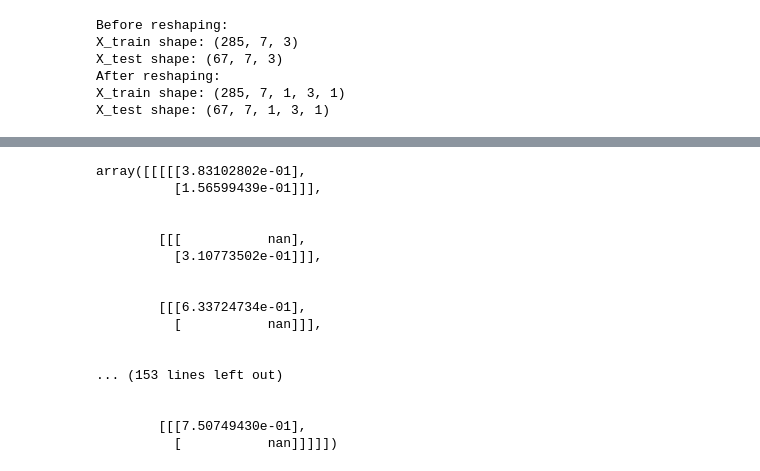
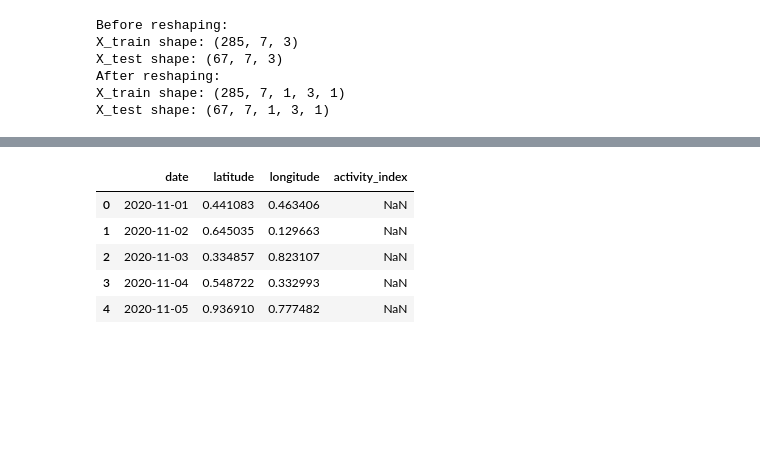
Before and after one commit to janakparajuli/Spatio_Temporal_Analysis, a Jupyter notebook: Spatio_Temporal_Analysis.ipynb, the cells around one changed output, grey strips where cells are left out. Cells and saved outputs as stored; diff of their text form; code cells hidden in the pictures; blank space fills up the shorter version.

```diff
--- a/Spatio_Temporal_Analysis.ipynb
+++ b/Spatio_Temporal_Analysis.ipynb
@@ -241,38 +233,29 @@ gdf.to_file('test_predicted_values.shp')
 # Generate random data for prediction
 random_data = pd.DataFrame({
     'date': pd.date_range(start='2020-11-01', end='2020-12-31'),
-    'latitude': np.random.uniform(low=data['Lat'].min(), high=(data['Lat'].max()), size=(61,)),
-    'longitude': np.random.uniform(low=(data['Lon'].min()), high=(data['Lon'].max()), size=(61,))
+#    'latitude': np.random.uniform(low=data['Lat'].min(), high=(data['Lat'].max()), size=(61,)),
+#    'longitude': np.random.uniform(low=(data['Lon'].min()), high=(data['Lon'].max()), size=(61,))
+    'latitude': np.random.uniform(low=51, high=52, size=(61,)),
+    'longitude': np.random.uniform(low=7, high=8, size=(61,))
 })
 n_features = 2
 # Normalize the random data
-random_data['latitude'] = (random_data['latitude'] - data['Lat'].min()) / (data['Lat'].max() - data['Lat'].min())
-random_data['longitude'] = (random_data['longitude'] - data['Lon'].min()) / (data['Lon'].max() - data['Lon'].min())
+random_data['latitude'] = (random_data['latitude'] - random_data['latitude'].min()) / (random_data['latitude'].max() - random_data['latitude'].min())
+random_data['longitude'] = (random_data['longitude'] - random_data['longitude'].min()) / (random_data['longitude'].max() - random_data['longitude'].min())
 random_data['activity_index'] = np.nan  # Placeholder for activity index
 
 # Prepare random data for prediction
 X_random, _ = prepare_data(random_data, include_target=False)
 X_random = X_random.reshape(-1, seq_length, 1, n_features, 1)
 # %%
-X_random
+random_data.head()
 # %% [output]
-array([[[[[3.83102802e-01],
-          [1.56599439e-01]]],
-
-
-        [[[           nan],
-          [3.10773502e-01]]],
-
-
-        [[[6.33724734e-01],
-          [           nan]]],
-
-
-... (153 lines left out)
-
-
-        [[[7.50749430e-01],
-          [           nan]]]]])
+|  | date | latitude | longitude | activity_index |
+| 0 | 2020-11-01 | 0.441083 | 0.463406 | NaN |
+| 1 | 2020-11-02 | 0.645035 | 0.129663 | NaN |
+| 2 | 2020-11-03 | 0.334857 | 0.823107 | NaN |
+| 3 | 2020-11-04 | 0.548722 | 0.332993 | NaN |
+| 4 | 2020-11-05 | 0.936910 | 0.777482 | NaN |
 # %%
 # Make predictions on random data
 y_random_pred = model.predict(X_random)#.reshape(-1)
```
Also changed, not shown: parts of 13 cells of this notebook, 5 other files.
